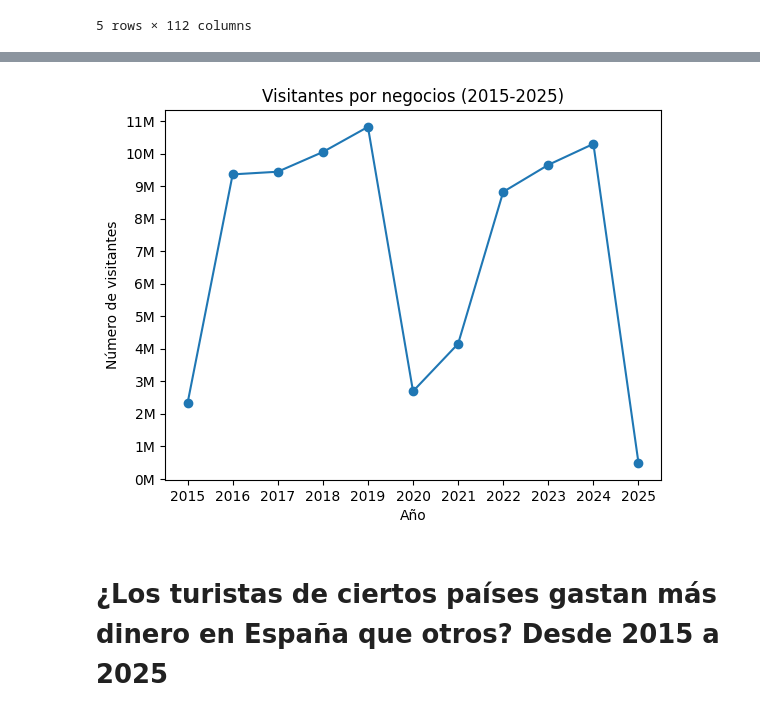
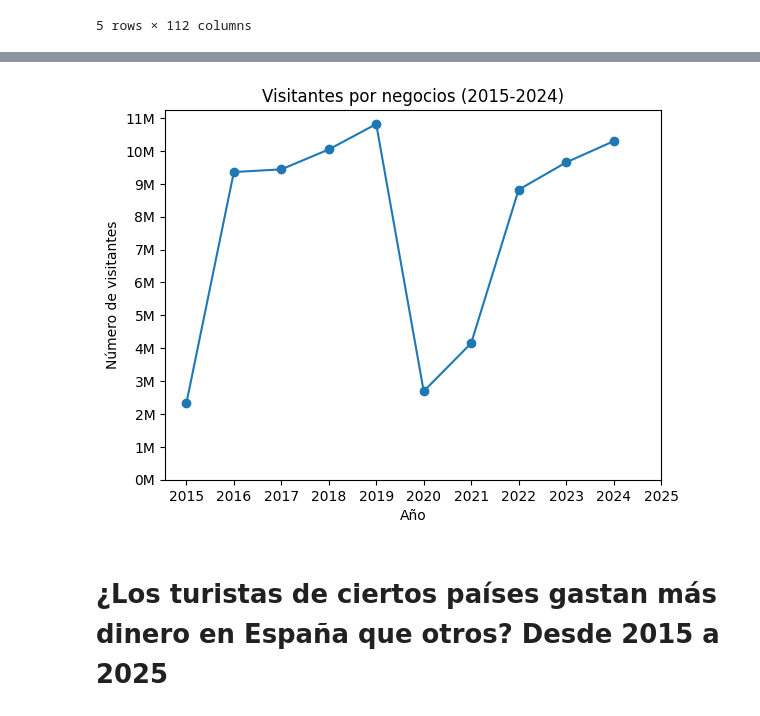
Before and after one commit to Cristianvas198/EDA_Turismo, a Jupyter notebook: src/memoria.ipynb, the cells around one changed output, grey strips where cells are left out. Saved outputs shown, nothing was run; the diff lists cells and outputs as text; code cells hidden in the pictures.

```diff
--- a/src/memoria.ipynb
+++ b/src/memoria.ipynb
@@ -506,20 +506,21 @@ motivo_viaje.head(5)
 | 2024 10 | 8961932.0 | 9.5 | 82824703.0 | 10.7 | NaN | ... |
 | 2024 09 | 9602015.0 | 9.2 | 73862771.0 | 10.8 | NaN | ... |
 # %%
+negocios = negocios.drop(negocios.index[0])
 negocios.index = pd.to_datetime(negocios.index, errors='coerce')
 negocios = negocios.groupby(negocios.index.year).sum()
 plt.plot(negocios.index, negocios["Total Negocios"], linestyle='-', marker='o')
 plt.xticks(range(2015, 2026, 1))  # Para mostrar los años de 2015 a 2025
 plt.yticks(range(0, 6000000, 500000))  # Configurar los ticks en el eje Y
 plt.ylabel("Número de visitantes")
 plt.xlabel("Año")
-plt.title("Visitantes por negocios (2015-2025)")
+plt.title("Visitantes por negocios (2015-2024)")
 def format_millions(x, p):
     return f'{int(x/500000)}M'
 plt.gca().yaxis.set_major_formatter(plt.FuncFormatter(format_millions))
 plt.show()
 # %% [output]
-[figure, old version]
+[figure, new version]
 # %% [markdown]
 # ¿Los turistas de ciertos países gastan más dinero en España que otros? Desde 2015 a 2025
 # %%
```
Also changed, not shown: parts of 1 cell of this notebook, 2 other files.
